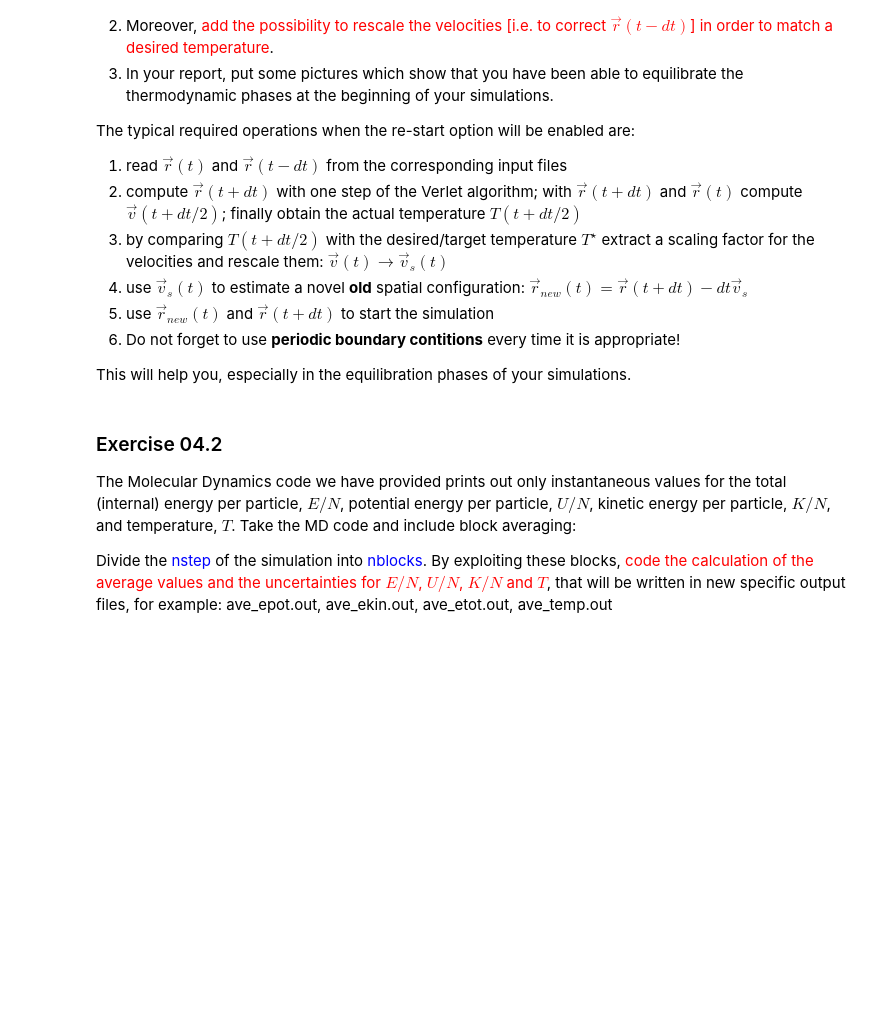
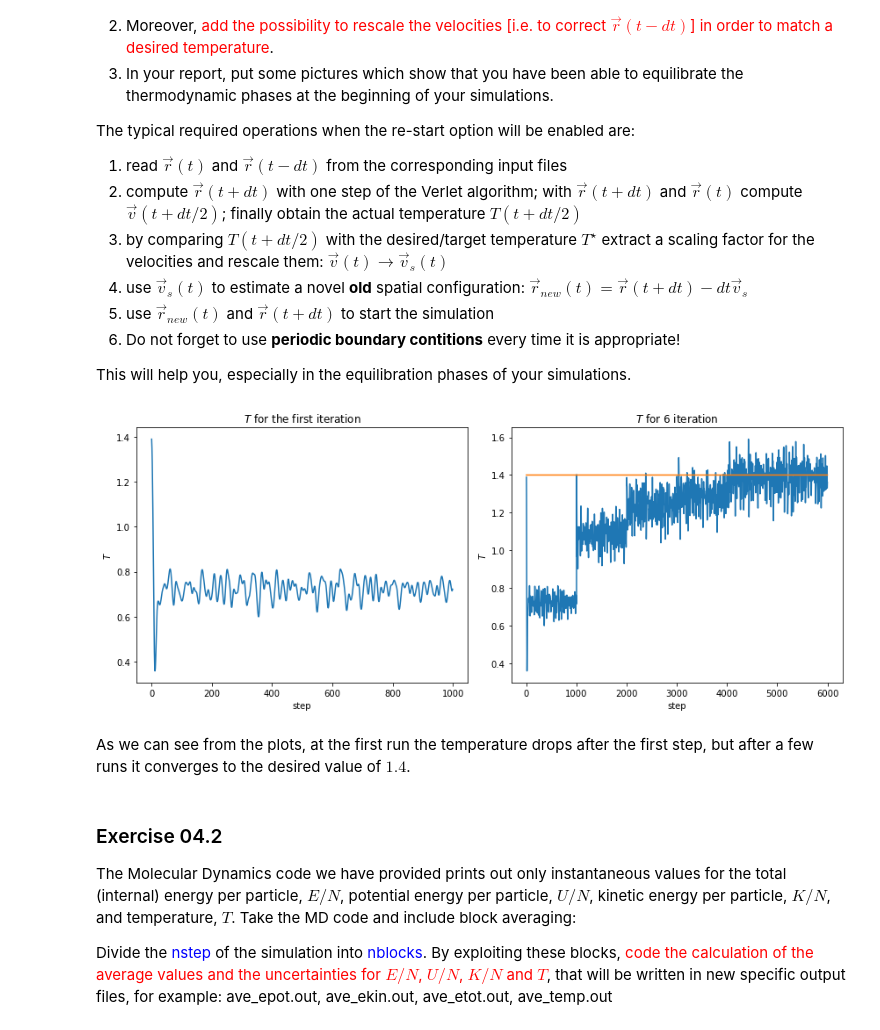
Before and after one commit to federicoSettimo/LSN_exercises, a Jupyter notebook: Esercizio 04/Esercizio_04.ipynb, the cells around one changed output. Cells and saved outputs as stored; diff of their text form; code cells hidden in the pictures; blank space fills up the shorter version.

```diff
--- a/Esercizio 04/Esercizio_04.ipynb
+++ b/Esercizio 04/Esercizio_04.ipynb
@@ -18,6 +18,44 @@ The typical required operations when the re-start option will be enabled are:
 6. Do not forget to use **periodic boundary contitions** every time it is appropriate!
 
 This will help you, especially in the equilibration phases of your simulations.
+# %%
+import matplotlib
+import matplotlib.pyplot as plt
+import numpy as np
+
+N = 1000
+Nrep = 6
+T = np.zeros(Nrep * N)
+T1 = np.zeros(N)
+filein = open("MolecularDynamics_NVE/output_temp.dat")
+for i in range(Nrep * N):
+    T[i] = float(filein.readline())
+    if i < N:
+        T1[i] = T[i]
+filein.close()
+
+plt.rcParams["figure.figsize"]=(12,5)
+fig, ax = plt.subplots(1, 2, tight_layout=True)
+
+x = np.arange(N)
+ax[0].plot(x, T1)
+ax[0].set_xlabel(r'step')
+ax[0].set_ylabel(r'$T$')
+ax[0].set_title(r'$T$ for the first iteration')
+
+x = np.arange(Nrep * N)
+y = np.zeros(Nrep * N) + 1.4
+ax[1].plot(x, T)
+ax[1].plot(x, y)
+ax[1].set_xlabel(r'step')
+ax[1].set_ylabel(r'$T$')
+ax[1].set_title(f"$T$ for {Nrep} iteration")
+
+plt.show()
+# %% [output]
+[figure, added]
+# %% [markdown]
+As we can see from the plots, at the first run the temperature drops after the first step, but after a few runs it converges to the desired value of $1.4$.
 # %% [markdown]
 ### Exercise 04.2
 
```
Also changed, not shown: parts of 4 cells of this notebook, 42 other files.
